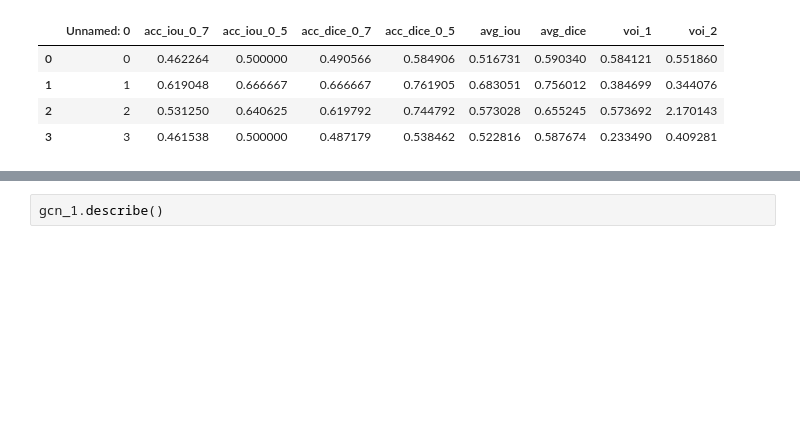
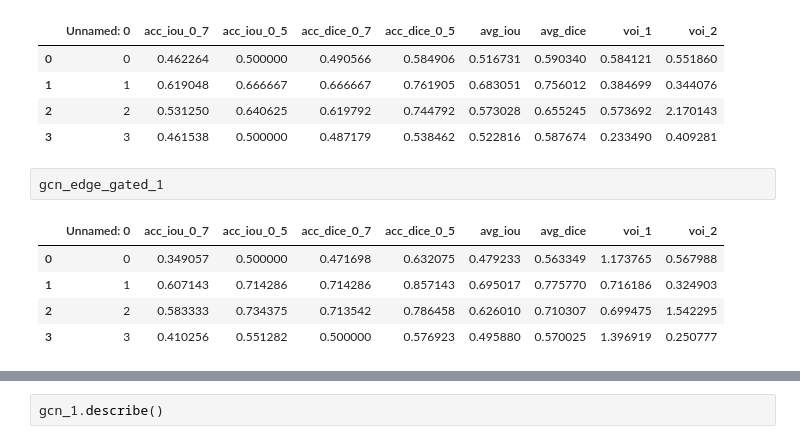
Before and after one commit to theGindar/3DCellSegMasterThesis, a Jupyter notebook: auswertung_LRP.ipynb, the cells around one changed output, grey strips where cells are left out. Drawn from its saved outputs; the diff is of its cells as text; blank space fills up the shorter version.

```diff
--- a/auswertung_LRP.ipynb
+++ b/auswertung_LRP.ipynb
@@ -32,3 +32,11 @@ retrained_4
 | 1 | 1 | 0.619048 | 0.666667 | 0.666667 | 0.761905 | 0.683051 | 0.756012 | 0.384699 | 0.344076 |
 | 2 | 2 | 0.531250 | 0.640625 | 0.619792 | 0.744792 | 0.573028 | 0.655245 | 0.573692 | 2.170143 |
 | 3 | 3 | 0.461538 | 0.500000 | 0.487179 | 0.538462 | 0.522816 | 0.587674 | 0.233490 | 0.409281 |
+# %%
+gcn_edge_gated_1
+# %% [output]
+|  | Unnamed: 0 | acc_iou_0_7 | acc_iou_0_5 | acc_dice_0_7 | acc_dice_0_5 | avg_iou | avg_dice | voi_1 | voi_2 |
+| 0 | 0 | 0.349057 | 0.500000 | 0.471698 | 0.632075 | 0.479233 | 0.563349 | 1.173765 | 0.567988 |
+| 1 | 1 | 0.607143 | 0.714286 | 0.714286 | 0.857143 | 0.695017 | 0.775770 | 0.716186 | 0.324903 |
+| 2 | 2 | 0.583333 | 0.734375 | 0.713542 | 0.786458 | 0.626010 | 0.710307 | 0.699475 | 1.542295 |
+| 3 | 3 | 0.410256 | 0.551282 | 0.500000 | 0.576923 | 0.495880 | 0.570025 | 1.396919 | 0.250777 |
```
Also changed, not shown: parts of 1 cell of this notebook, 1 other file.
